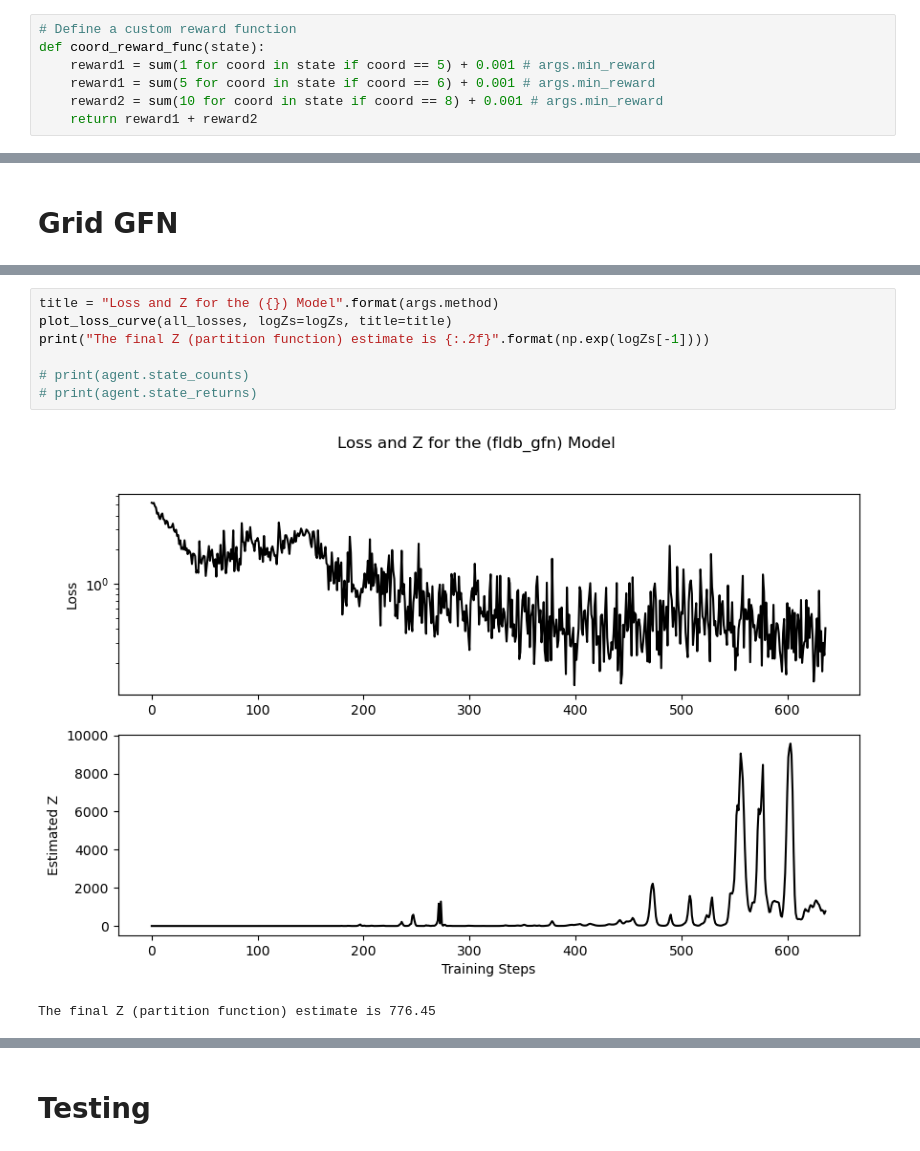
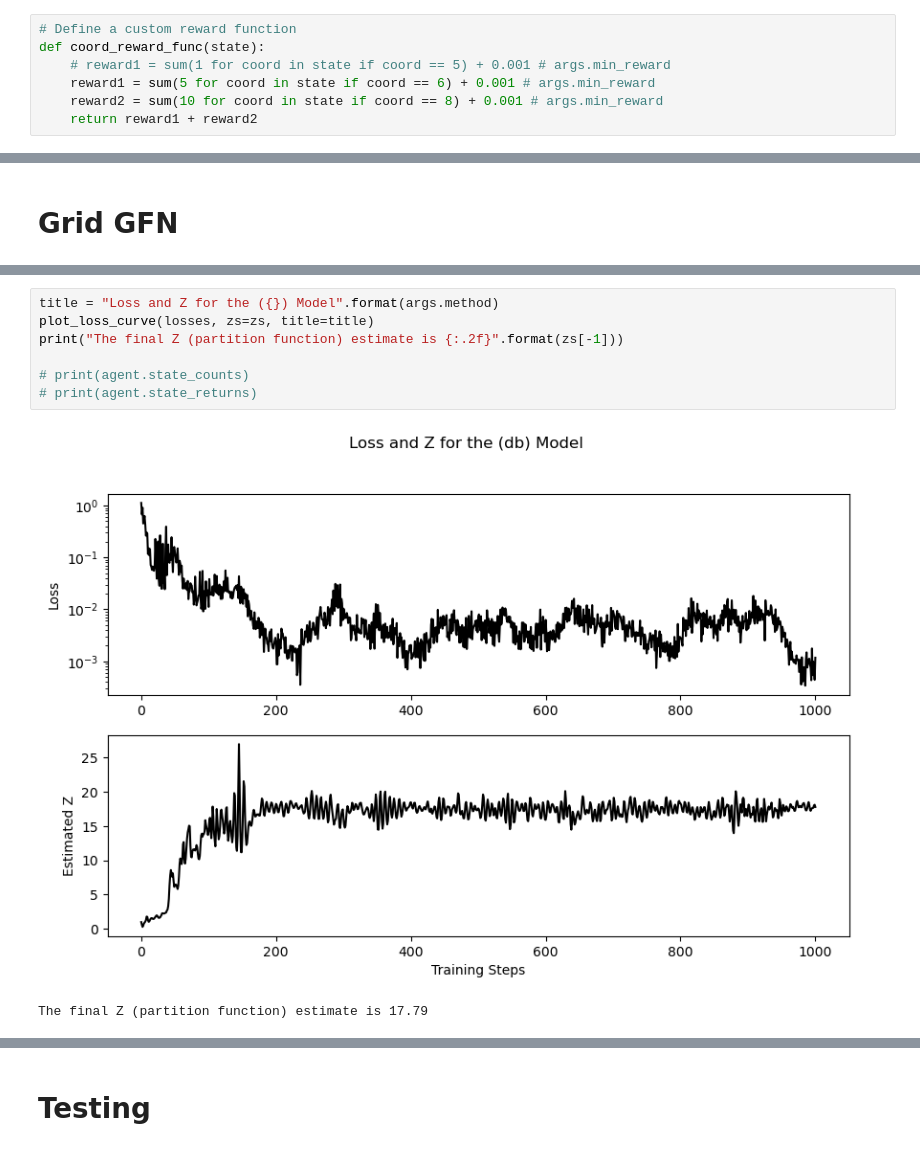
Before and after one commit to qhuang20/discrete-gflownet, a Jupyter notebook: test_grid.ipynb, the cells around one changed output, grey strips where cells are left out. Drawn from its saved outputs; the diff is of its cells as text.

```diff
--- a/test_grid.ipynb
+++ b/test_grid.ipynb
@@ -30,7 +36,7 @@ from reward_func.evo_devo import oscillator_reward_func, somitogenesis_reward_fu
 # %%
 # Define a custom reward function
 def coord_reward_func(state):
-    reward1 = sum(1 for coord in state if coord == 5) + 0.001 # args.min_reward
+    # reward1 = sum(1 for coord in state if coord == 5) + 0.001 # args.min_reward
     reward1 = sum(5 for coord in state if coord == 6) + 0.001 # args.min_reward
     reward2 = sum(10 for coord in state if coord == 8) + 0.001 # args.min_reward
     return reward1 + reward2
@@ -295,10 +230,10 @@ KeyboardInterrupt:
 # %%
 title = "Loss and Z for the ({}) Model".format(args.method)
-plot_loss_curve(all_losses, logZs=logZs, title=title)
-print("The final Z (partition function) estimate is {:.2f}".format(np.exp(logZs[-1])))
+plot_loss_curve(losses, zs=zs, title=title)
+print("The final Z (partition function) estimate is {:.2f}".format(zs[-1]))
 
 # print(agent.state_counts)
 # print(agent.state_returns)
 # %% [output]
-[figure, old version]
+[figure, new version]
-The final Z (partition function) estimate is 776.45
+The final Z (partition function) estimate is 17.79
```
Also changed, not shown: parts of 9 cells of this notebook, 10 other files.
